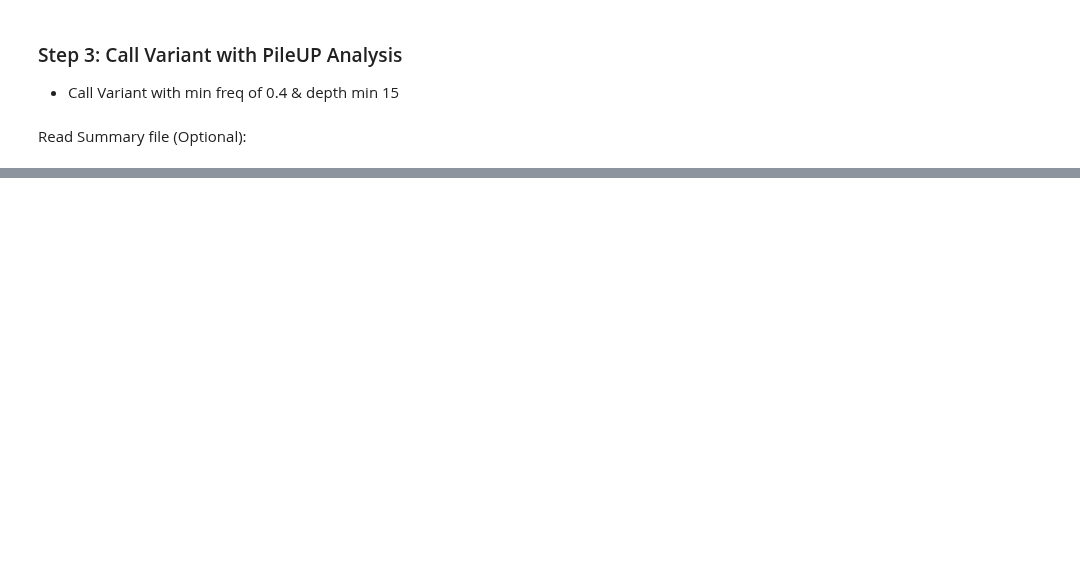
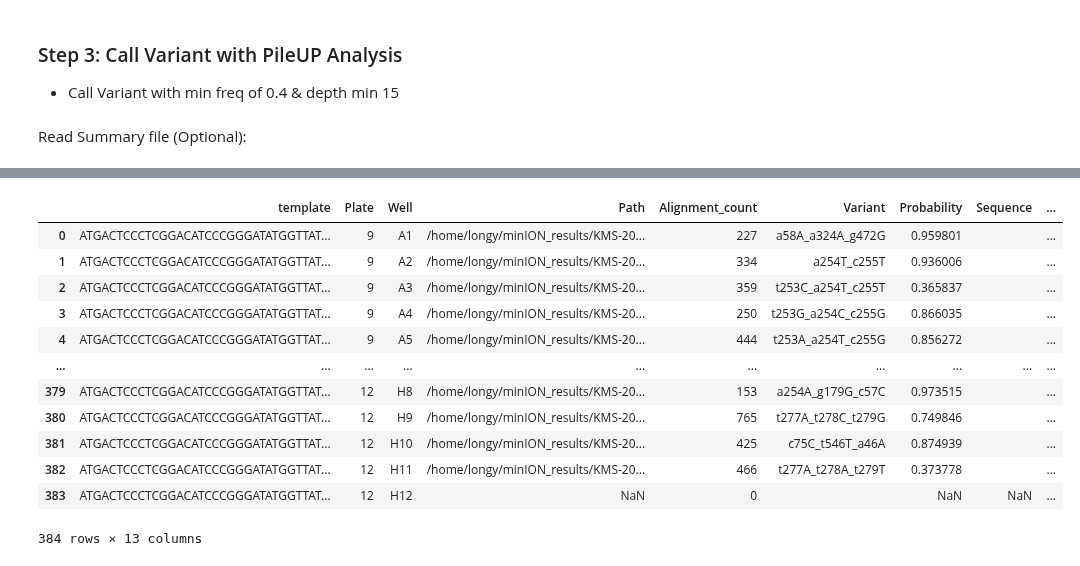
Before and after one commit to fhalab/LevSeq, a Jupyter notebook: examples/run_minION_SW.ipynb, the cells around one changed output, grey strips where cells are left out. Saved outputs shown, nothing was run; the diff lists cells and outputs as text; code cells hidden in the pictures; blank space fills up the shorter version.

```diff
--- a/examples/run_minION_SW.ipynb
+++ b/examples/run_minION_SW.ipynb
@@ -202,0 +581,3 @@ variant_df
+# %%
+df_variants_['Variant'].tolist()
+df_variants_['Variant'].fillna('',inplace = True)
@@ -202,0 +591,55 @@ variant_df
+# %%
+# Loop through dataframe and replace mutations
+mut_ls = []
+for i in df_variants_.index:
+    if df_variants_['Variant'][i] == '':
+        mut_ls.append('NA')
+    elif pd.isnull(df_variants_['Variant'][i]):
+        mut_ls.append('NA')
+    elif df_variants_['Variant'][i] == '#PARENT#':
+        mut_ls.append(df_variants_['template'][i])
+    elif 'DEL' in df_variants_['Variant'][i].tolist():
+        mut_ls.append('Deletion')
+
+    else:
+        val_new = [x[-1] for x in df_variants_['Variant'][i].tolist().split('_')]
+        index = [int(s) for s in re.findall(r'\d+', df_variants_['Variant'][i].tolist())]
+        index_bp = []
+        var_seq = temp_seq
+        for m in range(len(index)):
+            index_bp.append(index[m]-1)
+            var_seq = var_seq[:index_bp[m]] + val_new[m]+ var_seq[index_bp[m] + 1:]
+        mut_ls.append(var_seq)
+# %%
+# Translate mutated sequence to protein
+aa_ls = []
+for i in range(len(mut_ls)):
+    if str(mut_ls[i]).upper() != 'NA':
+        aa_ls.append(translate(str(mut_ls[i]).upper()))
+    else:
+        aa_ls.append('NAN')
+df_variants_['Template Sequence'] = aa_ls
+# %%
+# Compare to template sequence and get mutations
+mut = []
+temp_aa = translate(temp_seq)
+for i in range(len(aa_ls)):
+    mut.append('_'.join(get_mut(temp_aa, aa_ls[i])))
+df_variants_['Mutations'] = mut
+df_variants_['Alignment Probability'] = df_variants_['Probability'].fillna(0.0)
+df_variants_['Alignment Count'] = df_variants_['Alignment_count'].fillna(0.0)
+df_variants_
+# %% [output]
+|  | template | Plate | Well | Path | Alignment_count | Variant | Probability | Sequence | ... |
+| 0 | ATGACTCCCTCGGACATCCCGGGATATGGTTAT... | 9 | A1 | /home/longy/minION_results/KMS-20... | 227 | a58A_a324A_g472G | 0.959801 |  | ... |
+| 1 | ATGACTCCCTCGGACATCCCGGGATATGGTTAT... | 9 | A2 | /home/longy/minION_results/KMS-20... | 334 | a254T_c255T | 0.936006 |  | ... |
+| 2 | ATGACTCCCTCGGACATCCCGGGATATGGTTAT... | 9 | A3 | /home/longy/minION_results/KMS-20... | 359 | t253C_a254T_c255T | 0.365837 |  | ... |
+| 3 | ATGACTCCCTCGGACATCCCGGGATATGGTTAT... | 9 | A4 | /home/longy/minION_results/KMS-20... | 250 | t253G_a254C_c255G | 0.866035 |  | ... |
+| 4 | ATGACTCCCTCGGACATCCCGGGATATGGTTAT... | 9 | A5 | /home/longy/minION_results/KMS-20... | 444 | t253A_a254T_c255G | 0.856272 |  | ... |
+| ... | ... | ... | ... | ... | ... | ... | ... | ... | ... |
+| 379 | ATGACTCCCTCGGACATCCCGGGATATGGTTAT... | 12 | H8 | /home/longy/minION_results/KMS-20... | 153 | a254A_g179G_c57C | 0.973515 |  | ... |
+| 380 | ATGACTCCCTCGGACATCCCGGGATATGGTTAT... | 12 | H9 | /home/longy/minION_results/KMS-20... | 765 | t277A_t278C_t279G | 0.749846 |  | ... |
+| 381 | ATGACTCCCTCGGACATCCCGGGATATGGTTAT... | 12 | H10 | /home/longy/minION_results/KMS-20... | 425 | c75C_t546T_a46A | 0.874939 |  | ... |
+| 382 | ATGACTCCCTCGGACATCCCGGGATATGGTTAT... | 12 | H11 | /home/longy/minION_results/KMS-20... | 466 | t277A_t278A_t279T | 0.373778 |  | ... |
+| 383 | ATGACTCCCTCGGACATCCCGGGATATGGTTAT... | 12 | H12 | NaN | 0 |  | NaN | NaN | ... |
+384 rows × 13 columns
```
Also changed, not shown: parts of 26 cells of this notebook.
